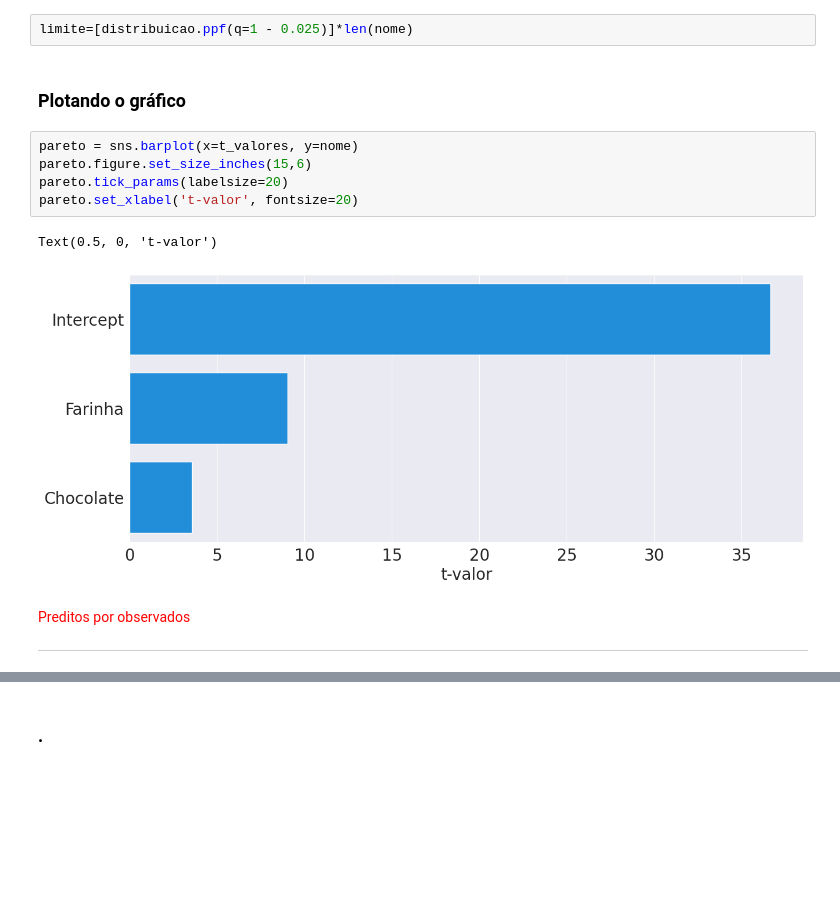
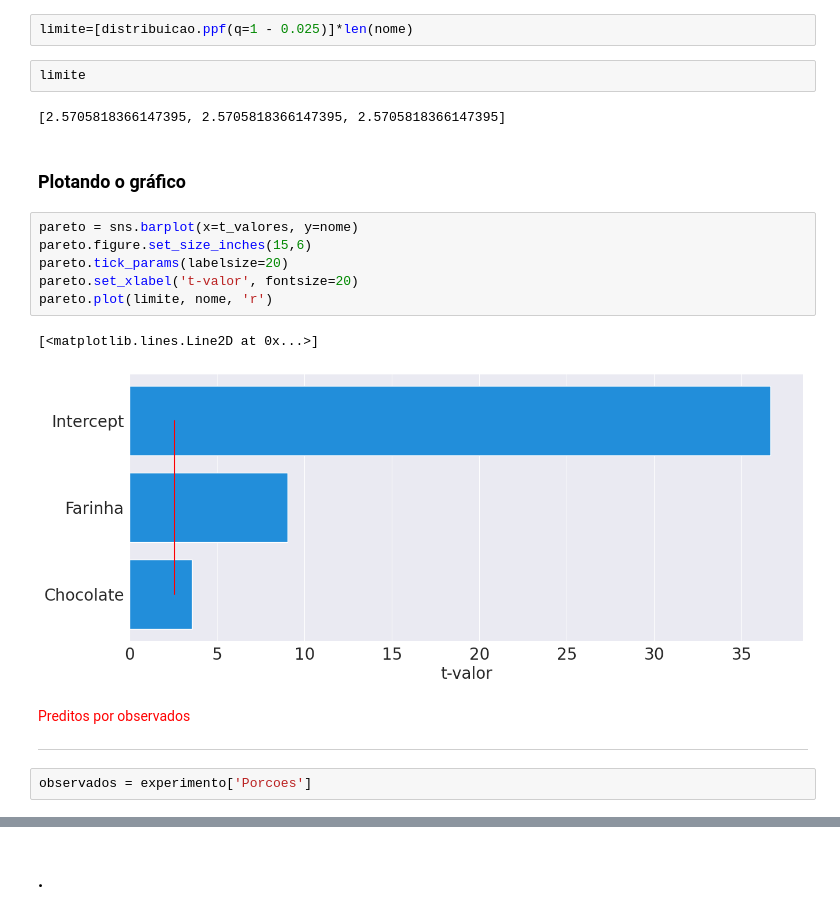
Before and after one commit to arthur-pulini/Estatistica_com_python_8, a Jupyter notebook: Planejamento_experimentos_aula.ipynb, the cells around one changed output, grey strips where cells are left out. Cells and saved outputs as stored; diff of their text form; blank space fills up the shorter version.

Commit message:
Analisando os valores observados com os previstos

```diff
--- a/Planejamento_experimentos_aula.ipynb
+++ b/Planejamento_experimentos_aula.ipynb
@@ -474,16 +474,23 @@ distribuicao.ppf(q=1 - 0.025)
 2.5705818366147395
 # %%
 limite=[distribuicao.ppf(q=1 - 0.025)]*len(nome)
+# %%
+limite
+# %% [output]
+[2.5705818366147395, 2.5705818366147395, 2.5705818366147395]
 # %% [markdown]
 ### Plotando o gráfico
 # %%
 pareto = sns.barplot(x=t_valores, y=nome)
 pareto.figure.set_size_inches(15,6)
 pareto.tick_params(labelsize=20)
 pareto.set_xlabel('t-valor', fontsize=20)
+pareto.plot(limite, nome, 'r')
 # %% [output]
-Text(0.5, 0, 't-valor')
+[<matplotlib.lines.Line2D at 0x...>]
-[figure, old version]
+[figure, new version]
 # %% [markdown]
 <font color='red' style='font-size: 30px;'> Preditos por observados  </font>
 <hr style='border: 2px solid red;'>
+# %%
+observados = experimento['Porcoes']
```
Also changed, not shown: parts of 6 cells of this notebook.
